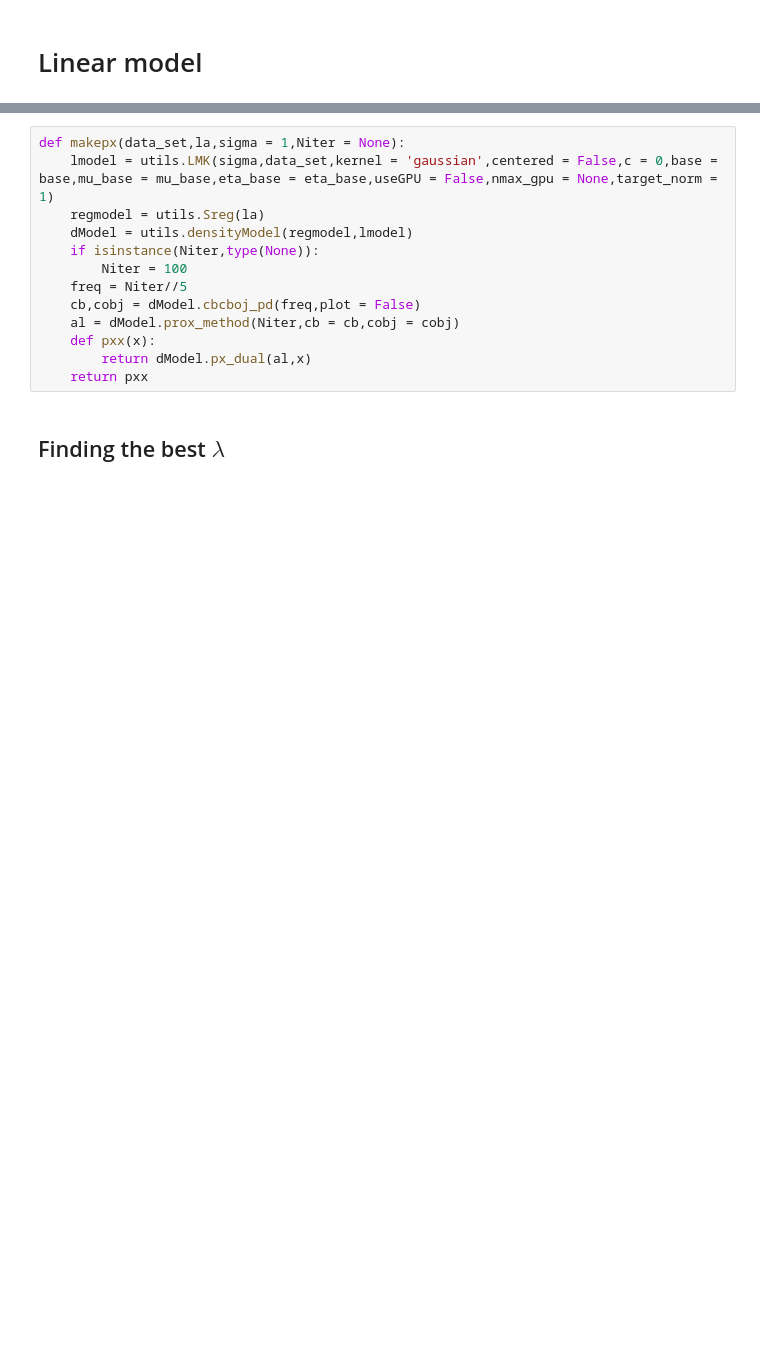
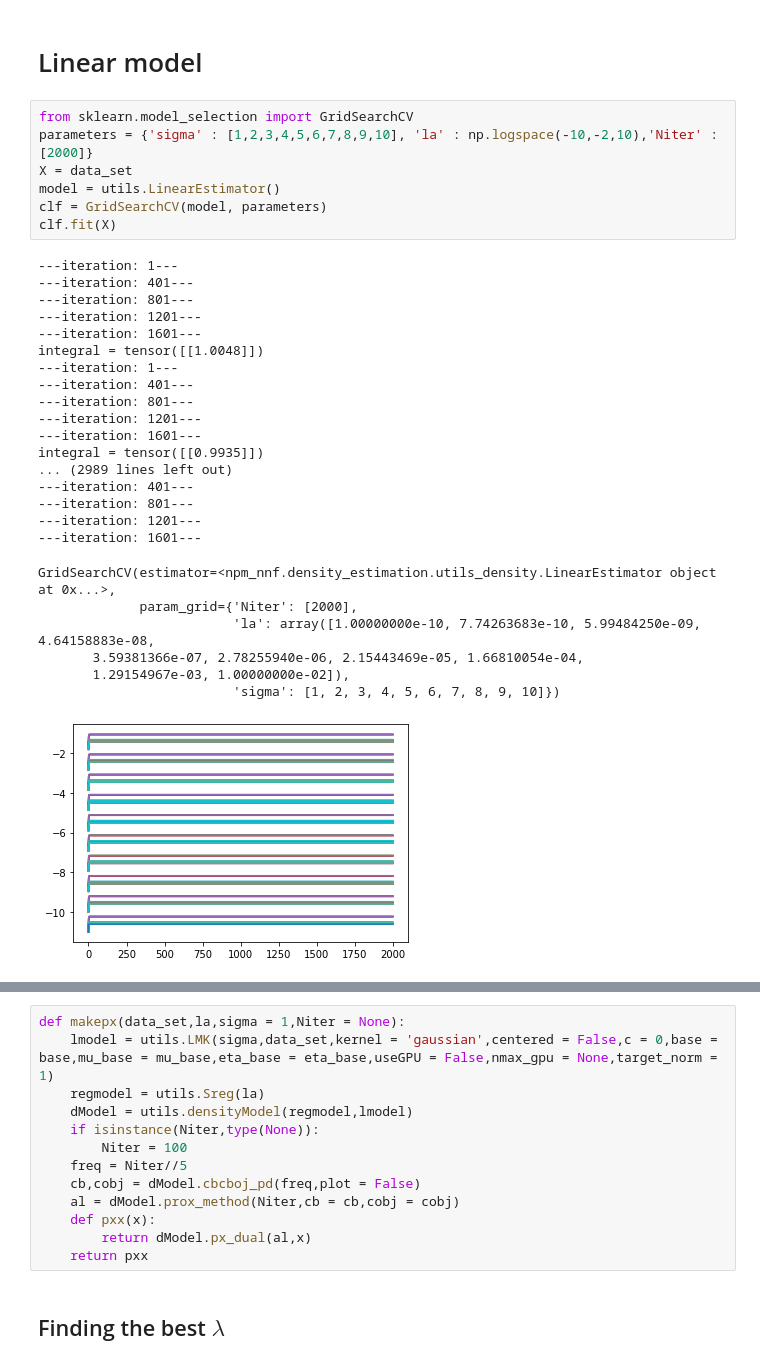
Before and after one commit to umarteau/non_negative_model, a Jupyter notebook: npm_nnf/density_estimation/Density_experiments-Copy1.ipynb, the cells around one changed output, grey strips where cells are left out. Drawn from its saved outputs; the diff is of its cells as text; blank space fills up the shorter version.

```diff
--- a/npm_nnf/density_estimation/Density_experiments.ipynb
+++ b/npm_nnf/density_estimation/Density_experiments-Copy1.ipynb
@@ -84,2 +103,34 @@ NameError: name 'generators' is not defined
 # %% [markdown]
 # Linear model
+# %%
+from sklearn.model_selection import GridSearchCV
+parameters = {'sigma' : [1,2,3,4,5,6,7,8,9,10], 'la' : np.logspace(-10,-2,10),'Niter' : [2000]}
+X = data_set
+model = utils.LinearEstimator()
+clf = GridSearchCV(model, parameters)
+clf.fit(X)
+# %% [output]
+---iteration: 1---
+---iteration: 401---
+---iteration: 801---
+---iteration: 1201---
+---iteration: 1601---
+integral = tensor([[1.0048]])
+---iteration: 1---
+---iteration: 401---
+---iteration: 801---
+---iteration: 1201---
+---iteration: 1601---
+integral = tensor([[0.9935]])
+... (2989 lines left out)
+---iteration: 401---
+---iteration: 801---
+---iteration: 1201---
+---iteration: 1601---
+GridSearchCV(estimator=<npm_nnf.density_estimation.utils_density.LinearEstimator object at 0x...>,
+             param_grid={'Niter': [2000],
+                         'la': array([1.00000000e-10, 7.74263683e-10, 5.99484250e-09, 4.64158883e-08,
+       3.59381366e-07, 2.78255940e-06, 2.15443469e-05, 1.66810054e-04,
+       1.29154967e-03, 1.00000000e-02]),
+                         'sigma': [1, 2, 3, 4, 5, 6, 7, 8, 9, 10]})
+[figure, added]
```
Also changed, not shown: parts of 6 cells of this notebook, 4 other files.
